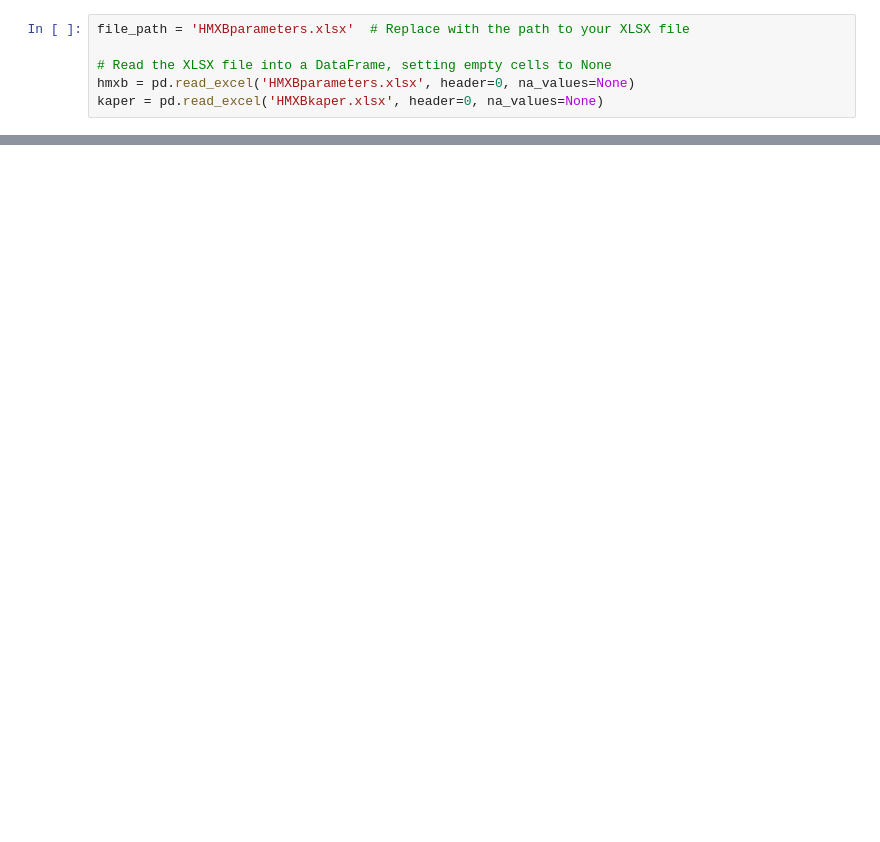
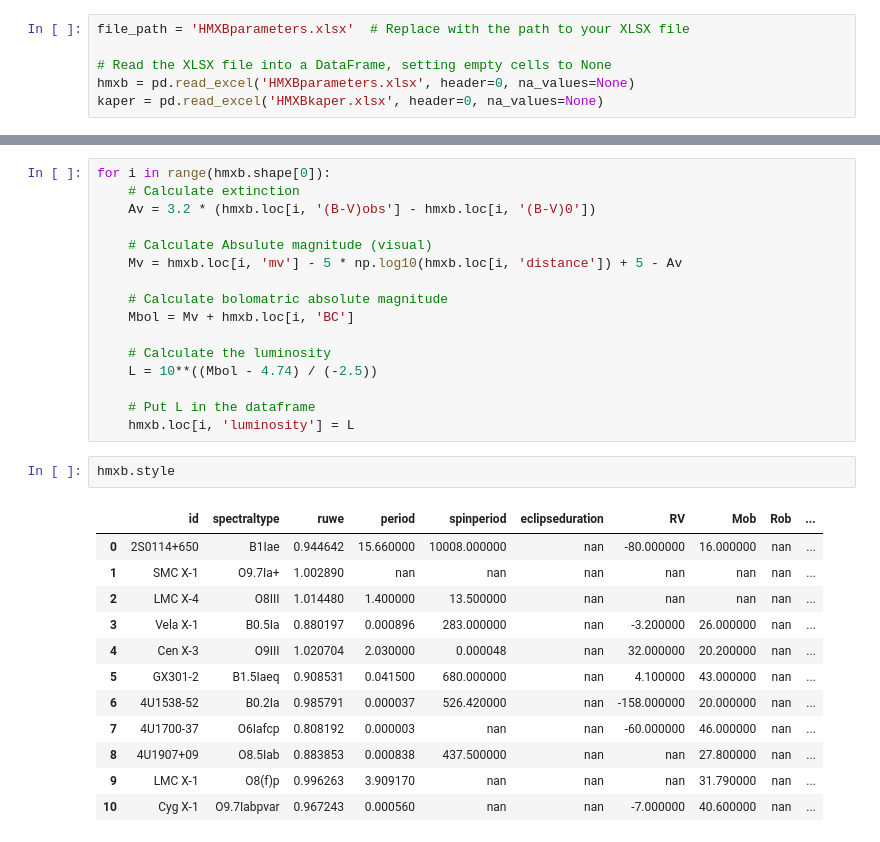
Before and after one commit to LvV210/MasterProject, a Jupyter notebook: tabledisplay.ipynb, the cells around one changed output, grey strips where cells are left out. Cells and saved outputs as stored; diff of their text form; blank space fills up the shorter version.

```diff
--- a/tabledisplay.ipynb
+++ b/tabledisplay.ipynb
@@ -52,0 +59,31 @@ compare.style
+# %%
+for i in range(hmxb.shape[0]):
+    # Calculate extinction
+    Av = 3.2 * (hmxb.loc[i, '(B-V)obs'] - hmxb.loc[i, '(B-V)0'])
+
+    # Calculate Absulute magnitude (visual)
+    Mv = hmxb.loc[i, 'mv'] - 5 * np.log10(hmxb.loc[i, 'distance']) + 5 - Av
+
+    # Calculate bolomatric absolute magnitude
+    Mbol = Mv + hmxb.loc[i, 'BC']
+
+    # Calculate the luminosity
+    L = 10**((Mbol - 4.74) / (-2.5))
+
+    # Put L in the dataframe
+    hmxb.loc[i, 'luminosity'] = L
+# %%
+hmxb.style
+# %% [output]
+|  | id | spectraltype | ruwe | period | spinperiod | eclipseduration | RV | Mob | Rob | ... |
+| 0 | 2S0114+650 | B1Iae | 0.944642 | 15.660000 | 10008.000000 | nan | -80.000000 | 16.000000 | nan | ... |
+| 1 | SMC X-1 | O9.7Ia+ | 1.002890 | nan | nan | nan | nan | nan | nan | ... |
+| 2 | LMC X-4 | O8III | 1.014480 | 1.400000 | 13.500000 | nan | nan | nan | nan | ... |
+| 3 | Vela X-1 | B0.5Ia | 0.880197 | 0.000896 | 283.000000 | nan | -3.200000 | 26.000000 | nan | ... |
+| 4 | Cen X-3 | O9III | 1.020704 | 2.030000 | 0.000048 | nan | 32.000000 | 20.200000 | nan | ... |
+| 5 | GX301-2 | B1.5Iaeq | 0.908531 | 0.041500 | 680.000000 | nan | 4.100000 | 43.000000 | nan | ... |
+| 6 | 4U1538-52 | B0.2Ia | 0.985791 | 0.000037 | 526.420000 | nan | -158.000000 | 20.000000 | nan | ... |
+| 7 | 4U1700-37 | O6Iafcp | 0.808192 | 0.000003 | nan | nan | -60.000000 | 46.000000 | nan | ... |
+| 8 | 4U1907+09 | O8.5Iab | 0.883853 | 0.000838 | 437.500000 | nan | nan | 27.800000 | nan | ... |
+| 9 | LMC X-1 | O8(f)p | 0.996263 | 3.909170 | nan | nan | nan | 31.790000 | nan | ... |
+| 10 | Cyg X-1 | O9.7Iabpvar | 0.967243 | 0.000560 | nan | nan | -7.000000 | 40.600000 | nan | ... |
```
Also changed, not shown: parts of 5 cells of this notebook, 4 other files.
